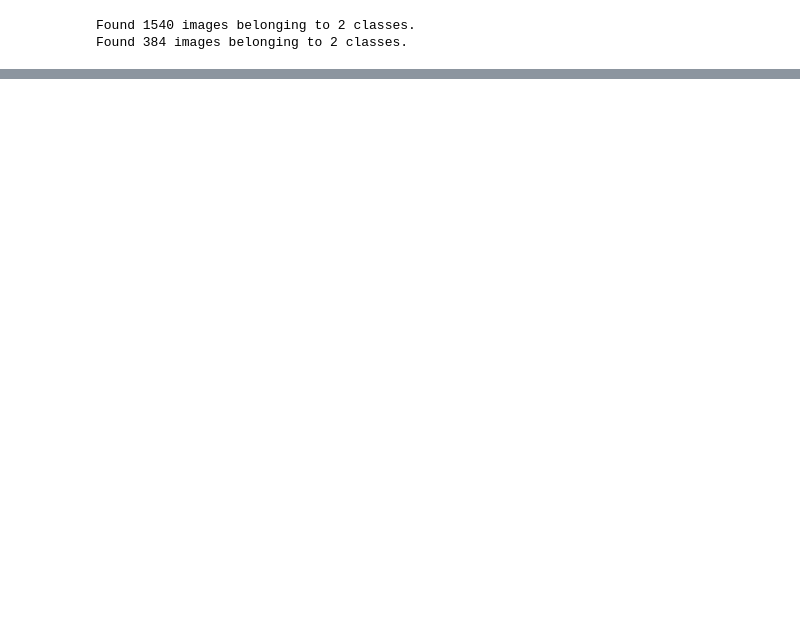
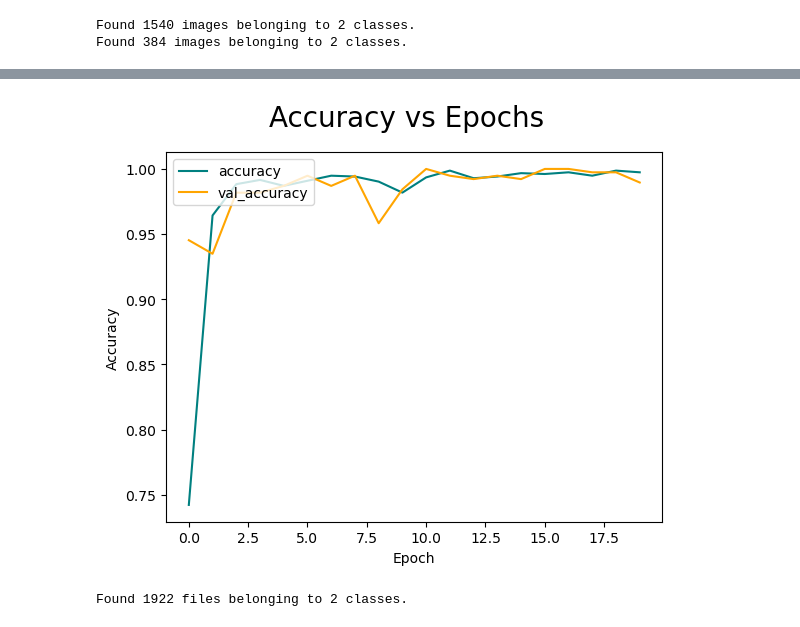
Before and after one commit to Alausaaisha/pcos_detection_deeplearning, a Jupyter notebook: pcos_classification_CNN_Model.ipynb, the cells around one changed output, grey strips where cells are left out. Drawn from its saved outputs; the diff is of its cells as text; code cells hidden in the pictures; blank space fills up the shorter version.

```diff
--- a/pcos_classification_CNN_Model.ipynb
+++ b/pcos_classification_CNN_Model.ipynb
@@ -199,0 +225,12 @@ Epoch 20/20
+# %%
+#plot the model training and validation performance accuracy
+fig = plt.figure()
+plt.plot(history.history['accuracy'], color='teal', label='accuracy')
+plt.plot(history.history['val_accuracy'], color='orange', label='val_accuracy')
+fig.suptitle('Accuracy vs Epochs', fontsize=20)
+plt.ylabel('Accuracy')
+plt.xlabel('Epoch')
+plt.legend(loc="upper left")
+plt.show()
+# %% [output]
+[figure, added]
@@ -199,0 +241,11 @@ Epoch 20/20
+# %%
+#load the test data
+#test_dat = train_datagen.flow_from_directory(
+    #test_data_dir,
+    #seed=12,
+    #target_size=(img_height, img_weight),
+   # batch_size=batch_size
+#)
+test_data = tf.keras.utils.image_dataset_from_directory('data/test')
+# %% [output]
+Found 1922 files belonging to 2 classes.
```
Also changed, not shown: parts of 26 cells of this notebook.
